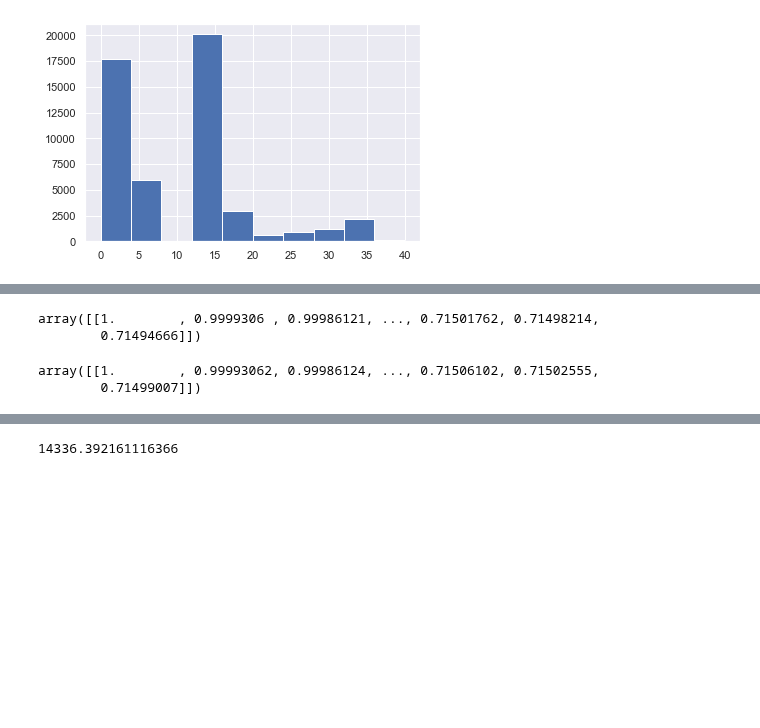
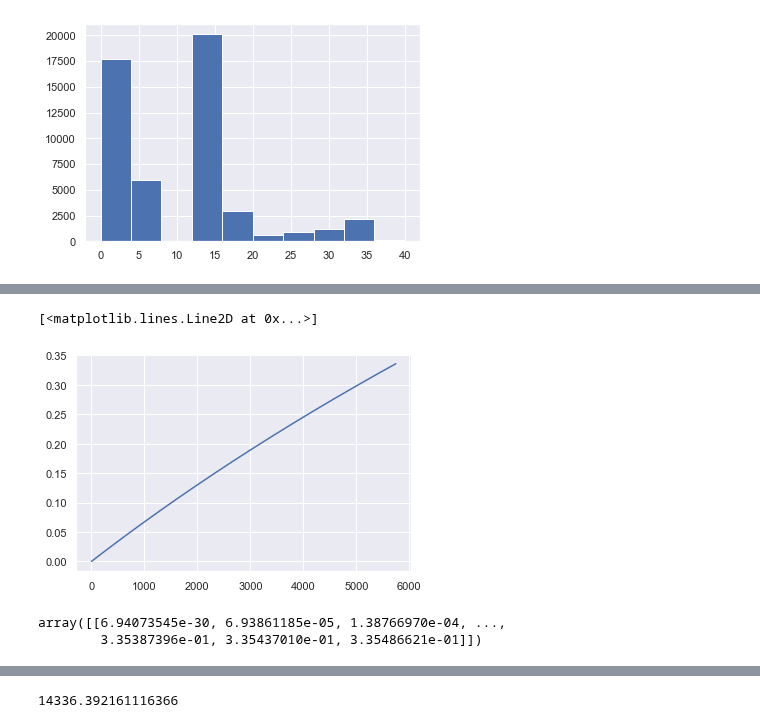
Before and after one commit to iuliivasilev/dev-survivors, a Jupyter notebook: demonstration/StratifiedExperiments.ipynb, the cells around one changed output, grey strips where cells are left out. Saved outputs shown, nothing was run; the diff lists cells and outputs as text; code cells hidden in the pictures; blank space fills up the shorter version.

```diff
--- a/demonstration/StratifiedExperiments.ipynb
+++ b/demonstration/StratifiedExperiments.ipynb
@@ -492,12 +499,12 @@ None
 # %%
 bins = cnt.get_bins(X_[cnt.TIME_NAME].to_numpy(), X_[cnt.CENS_NAME].to_numpy())
 
-aftWei.predict_survival_at_times(X.iloc[[0], ], bins)
+aftLog.predict_hazard_at_times(X.iloc[[0], ], bins)
 # %% [output]
-array([[1.        , 0.9999306 , 0.99986121, ..., 0.71501762, 0.71498214,
-        0.71494666]])
+[<matplotlib.lines.Line2D at 0x...>]
+[figure, added]
 # %%
-aftWei.predict_survival_at_times(X.iloc[[1], ], bins)
+aftLog.predict_hazard_at_times(X.iloc[[1], ], bins)
 # %% [output]
-array([[1.        , 0.99993062, 0.99986124, ..., 0.71506102, 0.71502555,
-        0.71499007]])
+array([[6.94073545e-30, 6.93861185e-05, 1.38766970e-04, ...,
+        3.35387396e-01, 3.35437010e-01, 3.35486621e-01]])
```
Also changed, not shown: parts of 9 cells of this notebook, 1 other file.
